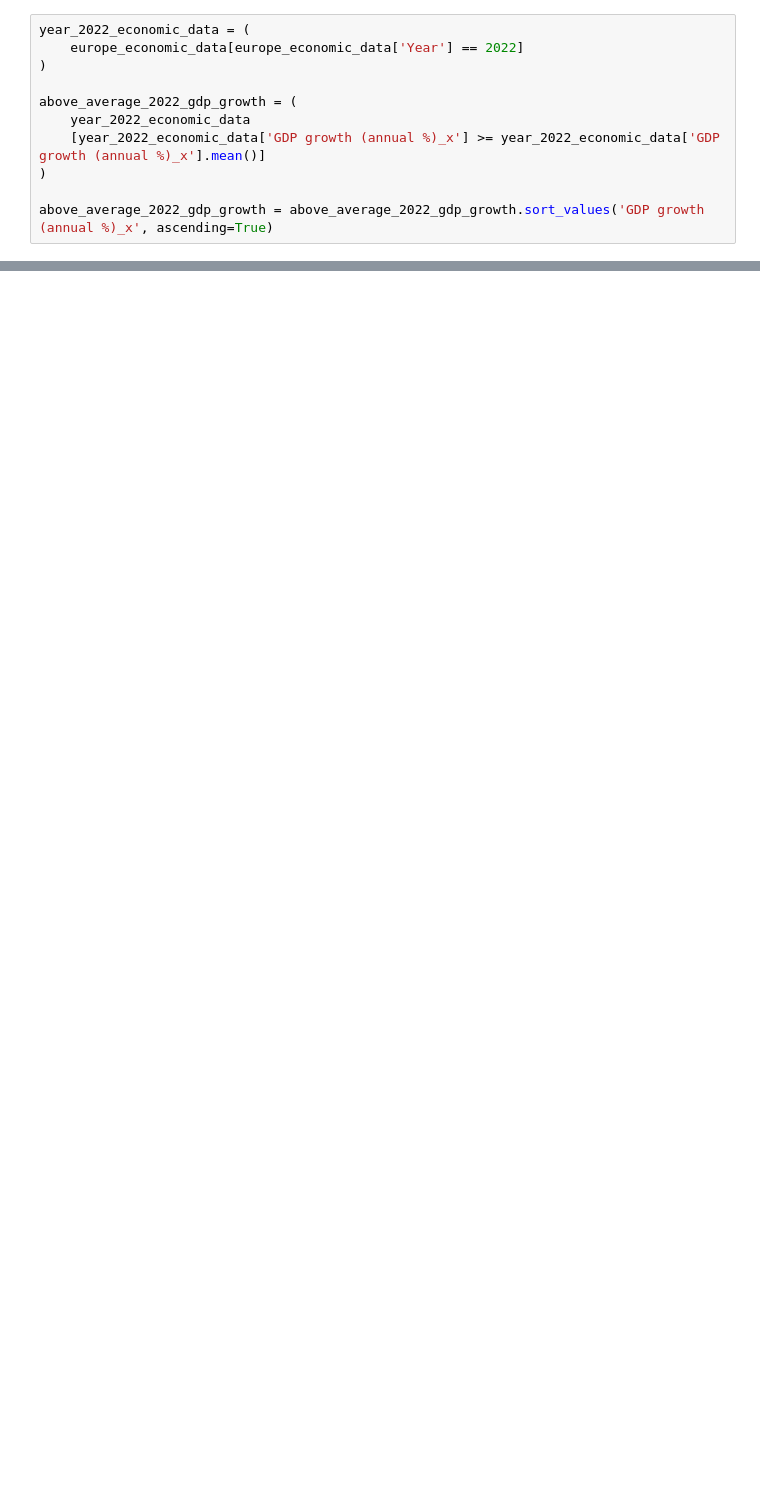
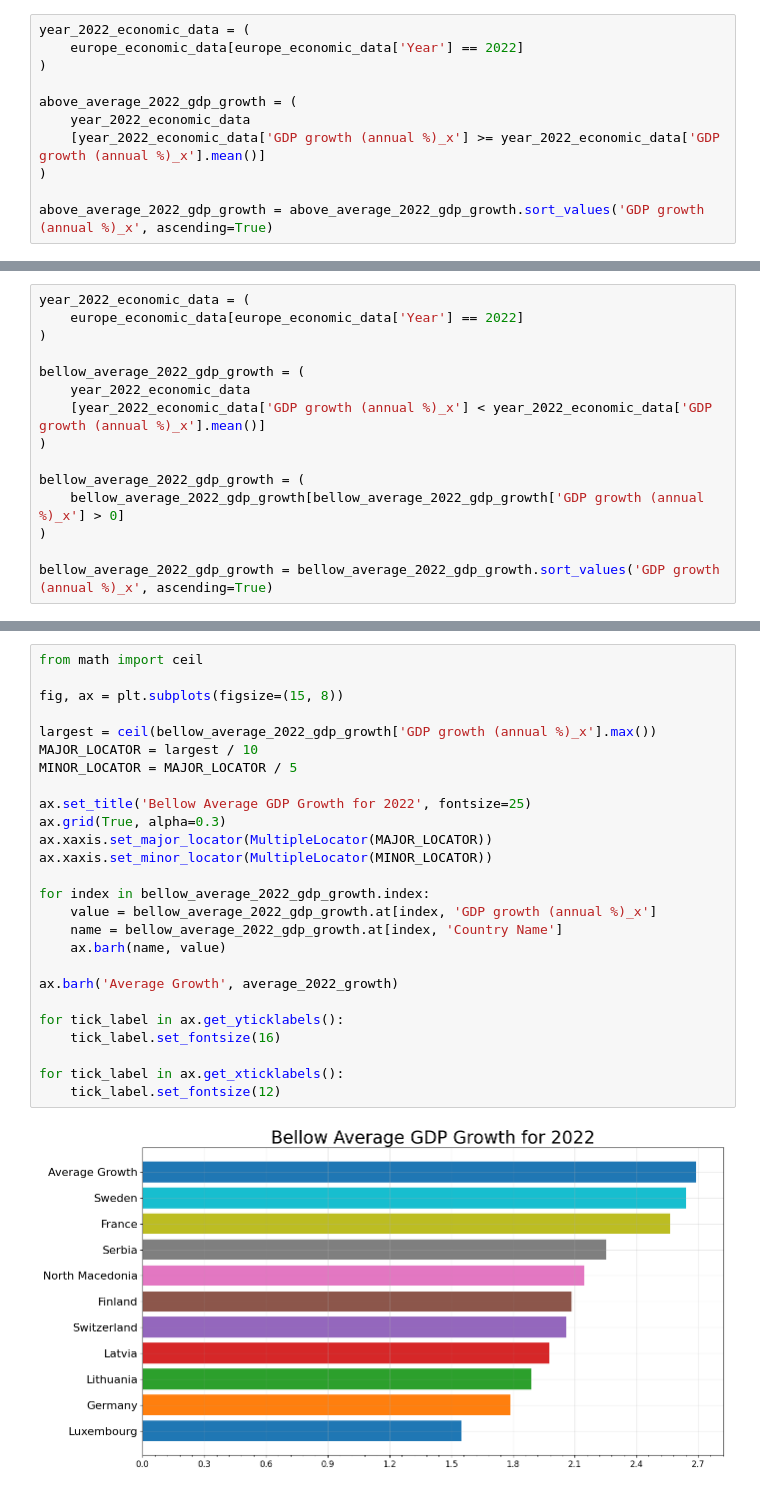
Before and after one commit to Dan-Mihaylov/Economic-Data-Analysis, a Jupyter notebook: world_economic_indicators.ipynb, the cells around one changed output, grey strips where cells are left out. Drawn from its saved outputs; the diff is of its cells as text; blank space fills up the shorter version.

```diff
--- a/world_economic_indicators.ipynb
+++ b/world_economic_indicators.ipynb
@@ -114,0 +134,15 @@ for tick_label in ax.get_yticklabels():
+# %%
+year_2022_economic_data = (
+    europe_economic_data[europe_economic_data['Year'] == 2022]
+)
+
+bellow_average_2022_gdp_growth = (
+    year_2022_economic_data
+    [year_2022_economic_data['GDP growth (annual %)_x'] < year_2022_economic_data['GDP growth (annual %)_x'].mean()]
+)
+
+bellow_average_2022_gdp_growth = (
+    bellow_average_2022_gdp_growth[bellow_average_2022_gdp_growth['GDP growth (annual %)_x'] > 0]
+)
+
+bellow_average_2022_gdp_growth = bellow_average_2022_gdp_growth.sort_values('GDP growth (annual %)_x', ascending=True)
@@ -114,0 +151,28 @@ for tick_label in ax.get_yticklabels():
+# %%
+from math import ceil
+
+fig, ax = plt.subplots(figsize=(15, 8))
+
+largest = ceil(bellow_average_2022_gdp_growth['GDP growth (annual %)_x'].max())
+MAJOR_LOCATOR = largest / 10
+MINOR_LOCATOR = MAJOR_LOCATOR / 5
+
+ax.set_title('Bellow Average GDP Growth for 2022', fontsize=25)
+ax.grid(True, alpha=0.3)
+ax.xaxis.set_major_locator(MultipleLocator(MAJOR_LOCATOR))
+ax.xaxis.set_minor_locator(MultipleLocator(MINOR_LOCATOR))
+
+for index in bellow_average_2022_gdp_growth.index:
+    value = bellow_average_2022_gdp_growth.at[index, 'GDP growth (annual %)_x']
+    name = bellow_average_2022_gdp_growth.at[index, 'Country Name']
+    ax.barh(name, value)
+
+ax.barh('Average Growth', average_2022_growth)
+
+for tick_label in ax.get_yticklabels():
+    tick_label.set_fontsize(16)
+
+for tick_label in ax.get_xticklabels():
+    tick_label.set_fontsize(12)
+# %% [output]
+[figure, added]
```
Also changed, not shown: parts of 9 cells of this notebook.
